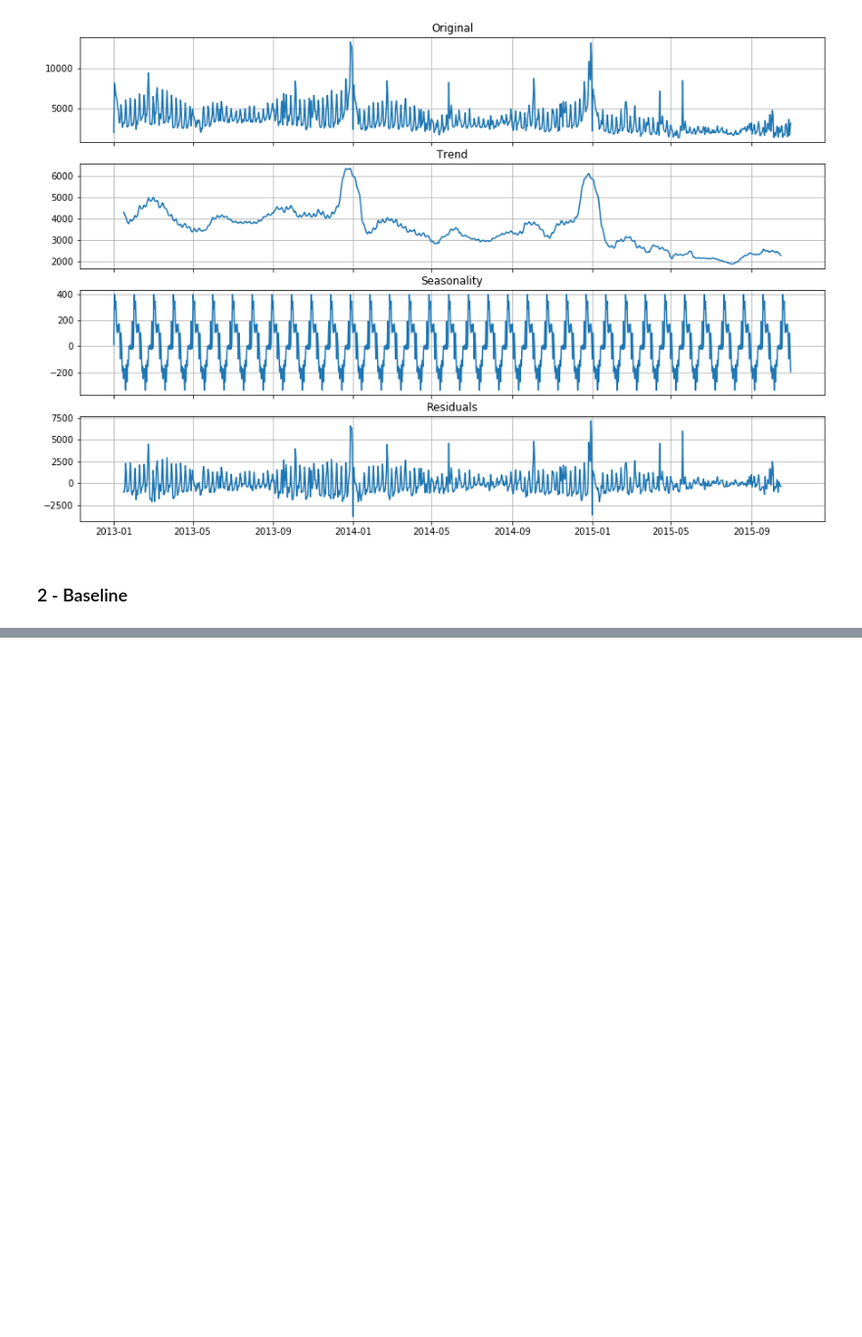
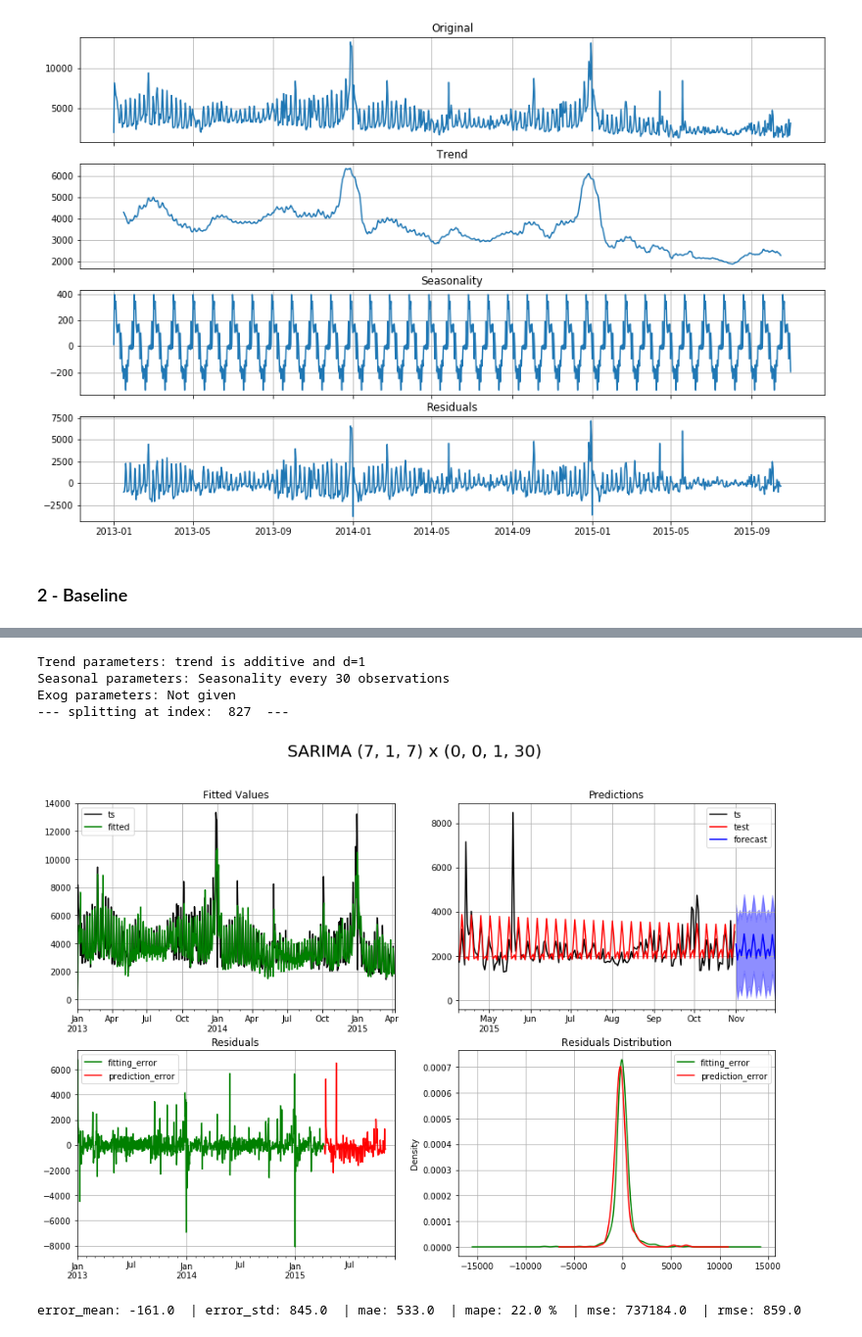
Before and after one commit to mdipietro09/DataScience_ArtificialIntelligence_Utils, a Jupyter notebook: time_series/forecast_example.ipynb, the cells around one changed output, grey strips where cells are left out. Shown at 98% size. Cells and saved outputs as stored; diff of their text form; code cells hidden in the pictures; blank space fills up the shorter version.

```diff
--- a/time_series/forecast_example.ipynb
+++ b/time_series/forecast_example.ipynb
@@ -75,0 +113,11 @@ find_best_sarimax(ts, seasonal=True, stationary=False, s=30, exog=None)
+# %%
+arima, model = fit_sarimax(ts, order=(7,1,7), trend="additive", seasonal_order=(0,0,1,30),
+                           exog=None, test=0.2, figsize=(15,10),
+                           pred_exog=None, pred_ahead=30)
+# %% [output]
+Trend parameters: trend is additive and d=1
+Seasonal parameters: Seasonality every 30 observations
+Exog parameters: Not given
+--- splitting at index:  827  ---
+[figure, added]
+error_mean: -161.0  | error_std: 845.0  | mae: 533.0  | mape: 22.0 %  | mse: 737184.0  | rmse: 859.0
```
Also changed, not shown: parts of 15 cells of this notebook, 5 other files.
